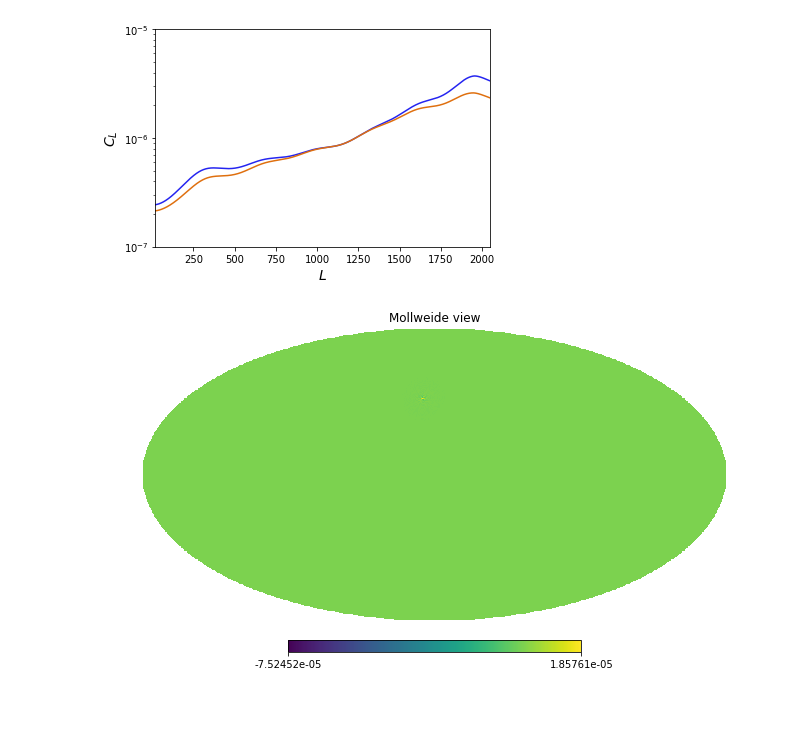
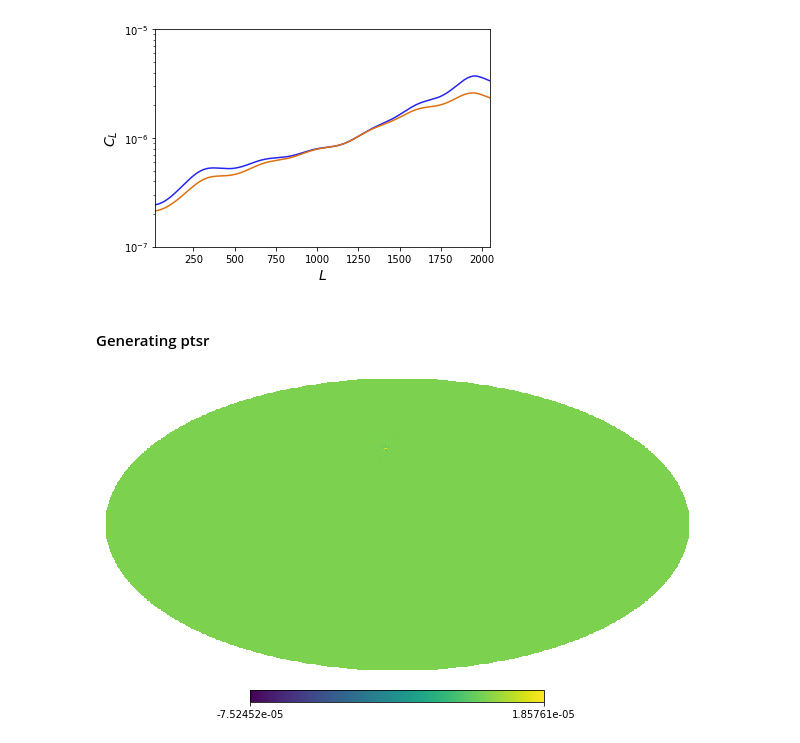
Before and after one commit to toshiyan/cmblensplus, a Jupyter notebook: example/curvedsky_reconstruction/lens_reconstruction_src-hardened.ipynb, the cells around one changed output. Cells and saved outputs as stored; diff of their text form; code cells hidden in the pictures; blank space fills up the shorter version.

```diff
--- a/example/curvedsky_reconstruction/lens_reconstruction_src-hardened.ipynb
+++ b/example/curvedsky_reconstruction/lens_reconstruction_src-hardened.ipynb
@@ -39,6 +41,8 @@ plot(Alpp)
 # %% [output]
 [<matplotlib.lines.Line2D at 0x...>]
 [figure]
+# %% [markdown]
+#### Generating ptsr
 # %%
 # simple diagonal c-inverse
 Fl = np.zeros((3,lmax+1,lmax+1))
@@ -57,9 +59,9 @@ palm = np.ones((lmax+1,lmax+1),dtype=np.complex128) * 2e-9 * bl[:,None]
 for l in range(lmax+1):  palm[l,1:] = 0.
 ptsr = curvedsky.utils.hp_alm2map(nside,lmax,lmax,palm)
 # %%
-hp.mollview(ptsr,rot=[100,50,10])
+hp.mollview( ptsr, rot=[100,50,10], title="" )
 # %% [output]
-[figure, old version]
+[figure, new version]
 # %%
 s2lm = curvedsky.utils.hp_map2alm(nside,lmax,lmax,ptsr**2) * 4*np.pi / ((lmax)*(lmax+1))
 # %%
```
Also changed, not shown: parts of 17 cells of this notebook.
